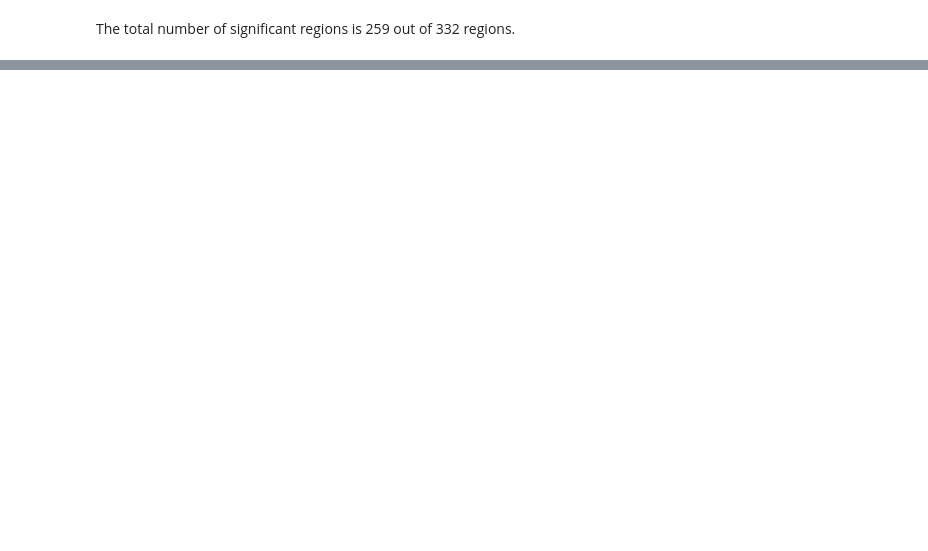
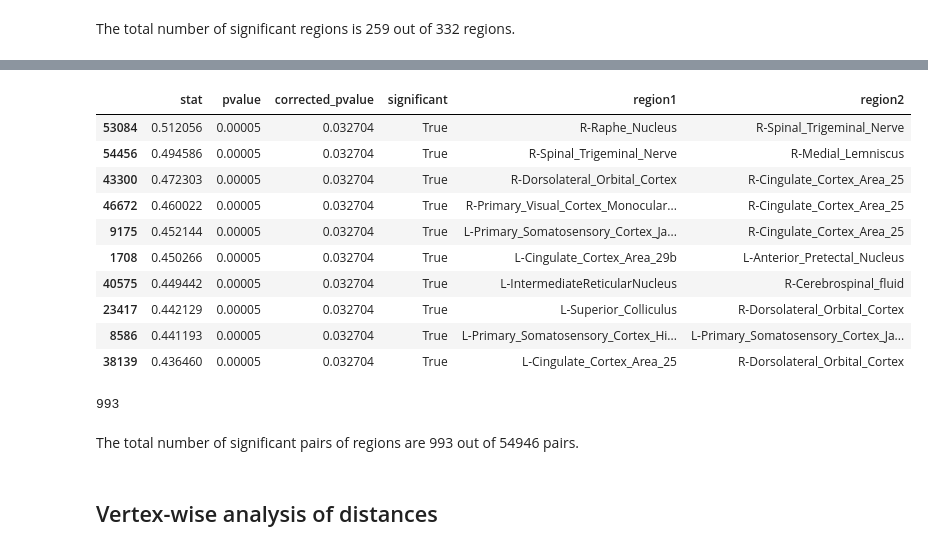
Before and after one commit to neurodata/badea-mouse, a Jupyter notebook: docs/2023-03-01-volume-differences.ipynb, the cells around one changed output, grey strips where cells are left out. Cells and saved outputs as stored; diff of their text form; code cells hidden in the pictures; blank space fills up the shorter version.

```diff
--- a/docs/2023-03-01-volume-differences.ipynb
+++ b/docs/2023-03-01-volume-differences.ipynb
@@ -230,0 +275,65 @@ The total number of significant regions is 259 out of 332 regions.
+# %%
+rdx, cdx = np.triu_indices_from(fa_dists[0], k=1)
+n = rdx.size
+
+apoe2 = fa_dists[labels == "APOE22"]
+apoe3 = fa_dists[labels == "APOE33"]
+apoe4 = fa_dists[labels == "APOE44"]
+
+
+def worker(x, y, z, reps=5000, auto=False):
+    stat, pval = KSample("Dcorr").test(x, y, z, auto=auto, reps=reps)
+    return stat, pval
+
+
+res = Parallel(-1, verbose=0)(
+    delayed(worker)(apoe2[:, i, j], apoe3[:, i, j], apoe4[:, i, j])
+    for i, j in zip(rdx, cdx)
+)
+# %%
+edge_df = pd.DataFrame(res, columns=["stat", "pvalue"])
+
+edge_df["rdx"] = rdx
+edge_df["cdx"] = cdx
+
+for idx, row in edge_df.iterrows():
+    loc1 = row["rdx"]
+    region1 = vertex_df.loc[loc1, ["Hemisphere", "Structure"]]
+
+    loc2 = row["cdx"]
+    region2 = vertex_df.loc[loc2, ["Hemisphere", "Structure"]]
+
+    edge_df.loc[idx, "region1"] = "-".join(region1.values)
+    edge_df.loc[idx, "region2"] = "-".join(region2.values)
+
+significant, corrected_pvalue, _, _ = multipletests(edge_df.pvalue, method="fdr_bh")
+
+edge_df["corrected_pvalue"] = corrected_pvalue
+edge_df["significant"] = significant
+
+edge_df = edge_df[
+    ["stat", "pvalue", "corrected_pvalue", "significant", "region1", "region2"]
+]
+edge_df.to_csv("../outs/fa_edge.csv", index=False)
+# %%
+edge_df.sort_values(["pvalue", "stat"], ascending=[True, False]).head(10)
+# %% [output]
+|  | stat | pvalue | corrected_pvalue | significant | region1 | region2 |
+| 53084 | 0.512056 | 0.00005 | 0.032704 | True | R-Raphe_Nucleus | R-Spinal_Trigeminal_Nerve |
+| 54456 | 0.494586 | 0.00005 | 0.032704 | True | R-Spinal_Trigeminal_Nerve | R-Medial_Lemniscus |
+| 43300 | 0.472303 | 0.00005 | 0.032704 | True | R-Dorsolateral_Orbital_Cortex | R-Cingulate_Cortex_Area_25 |
+| 46672 | 0.460022 | 0.00005 | 0.032704 | True | R-Primary_Visual_Cortex_Monocular... | R-Cingulate_Cortex_Area_25 |
+| 9175 | 0.452144 | 0.00005 | 0.032704 | True | L-Primary_Somatosensory_Cortex_Ja... | R-Cingulate_Cortex_Area_25 |
+| 1708 | 0.450266 | 0.00005 | 0.032704 | True | L-Cingulate_Cortex_Area_29b | L-Anterior_Pretectal_Nucleus |
+| 40575 | 0.449442 | 0.00005 | 0.032704 | True | L-IntermediateReticularNucleus | R-Cerebrospinal_fluid |
+| 23417 | 0.442129 | 0.00005 | 0.032704 | True | L-Superior_Colliculus | R-Dorsolateral_Orbital_Cortex |
+| 8586 | 0.441193 | 0.00005 | 0.032704 | True | L-Primary_Somatosensory_Cortex_Hi... | L-Primary_Somatosensory_Cortex_Ja... |
+| 38139 | 0.436460 | 0.00005 | 0.032704 | True | L-Cingulate_Cortex_Area_25 | R-Dorsolateral_Orbital_Cortex |
+# %%
+edge_df.significant.sum()
+# %% [output]
+993
+# %% [markdown]
+The total number of significant pairs of regions are 993 out of 54946 pairs.
+# %% [markdown]
+## Vertex-wise analysis of distances
```
Also changed, not shown: parts of 36 cells of this notebook, 7 other files.
